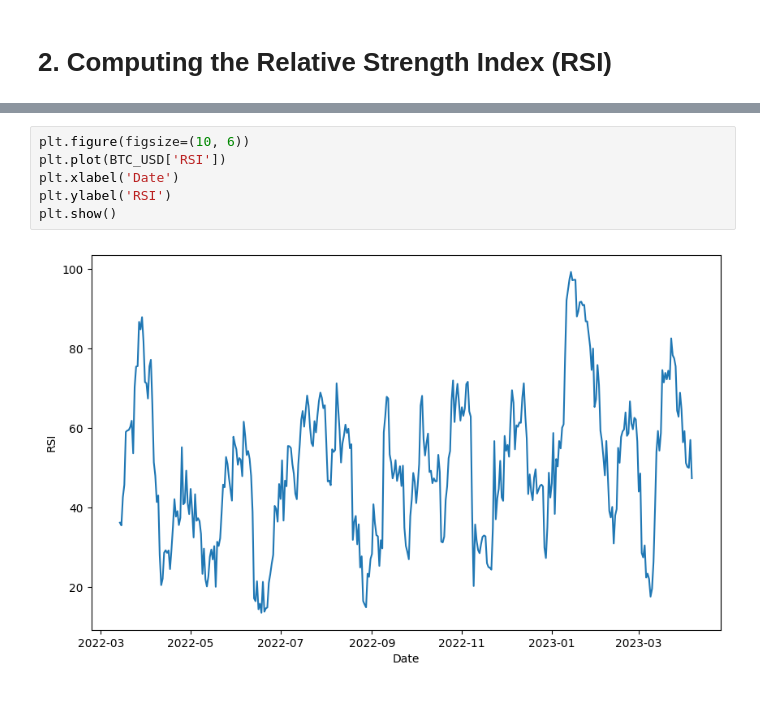
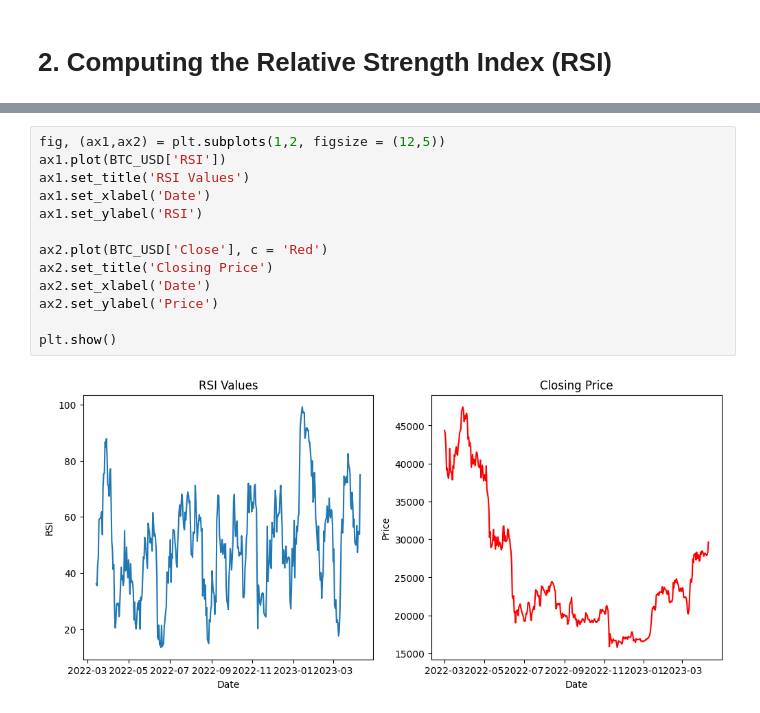
Before and after one commit to Annarhysa/Cryptocurrency-Trading-Algorithm, a Jupyter notebook: Market-Analysis-yfinance.ipynb, the cells around one changed output, grey strips where cells are left out. Drawn from its saved outputs; the diff is of its cells as text.

```diff
--- a/Market-Analysis-yfinance.ipynb
+++ b/Market-Analysis-yfinance.ipynb
@@ -102,8 +102,15 @@ Date
-# %%
-plt.figure(figsize=(10, 6))
-plt.plot(BTC_USD['RSI'])
-plt.xlabel('Date')
-plt.ylabel('RSI')
-plt.show()
-# %% [output]
-[figure, removed]
+# %%
+fig, (ax1,ax2) = plt.subplots(1,2, figsize = (12,5))
+ax1.plot(BTC_USD['RSI'])
+ax1.set_title('RSI Values')
+ax1.set_xlabel('Date')
+ax1.set_ylabel('RSI')
+
+ax2.plot(BTC_USD['Close'], c = 'Red')
+ax2.set_title('Closing Price')
+ax2.set_xlabel('Date')
+ax2.set_ylabel('Price')
+
+plt.show()
+# %% [output]
+[figure, added]
```
Also changed, not shown: parts of 2 cells of this notebook.
